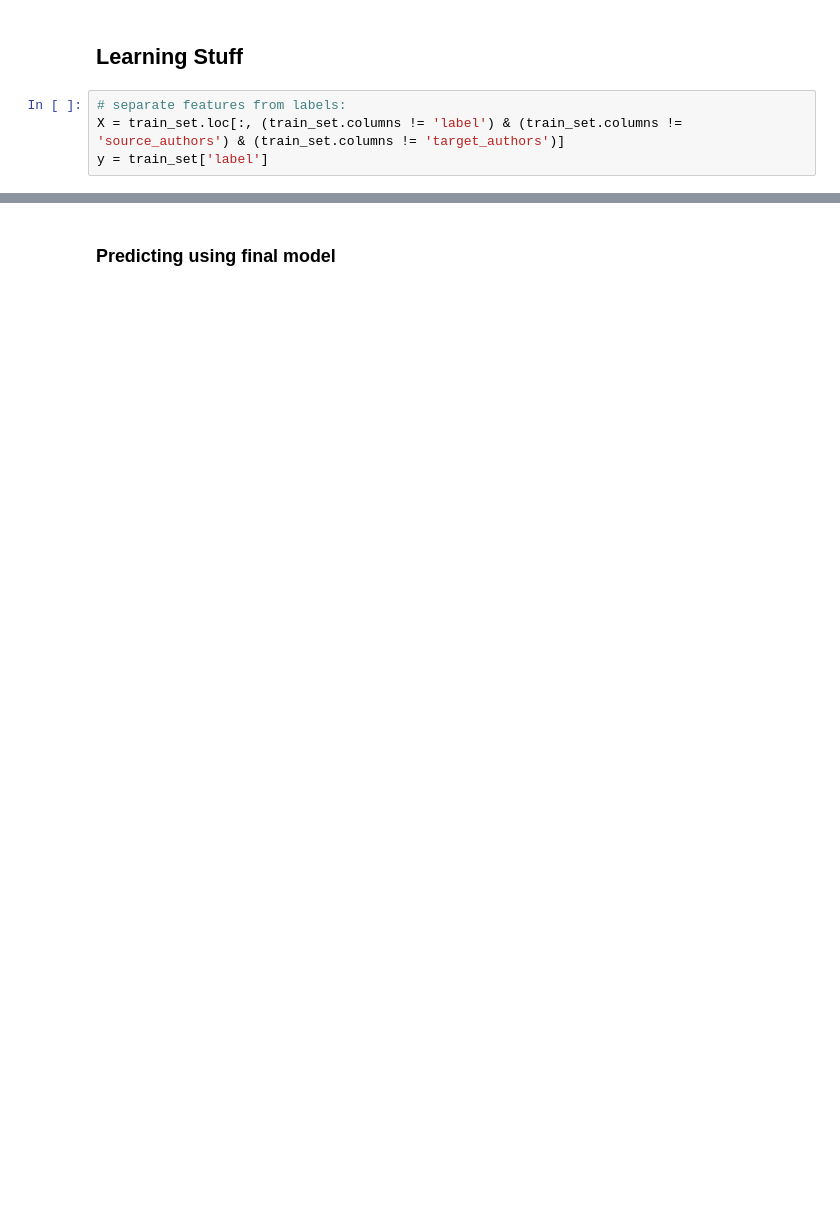
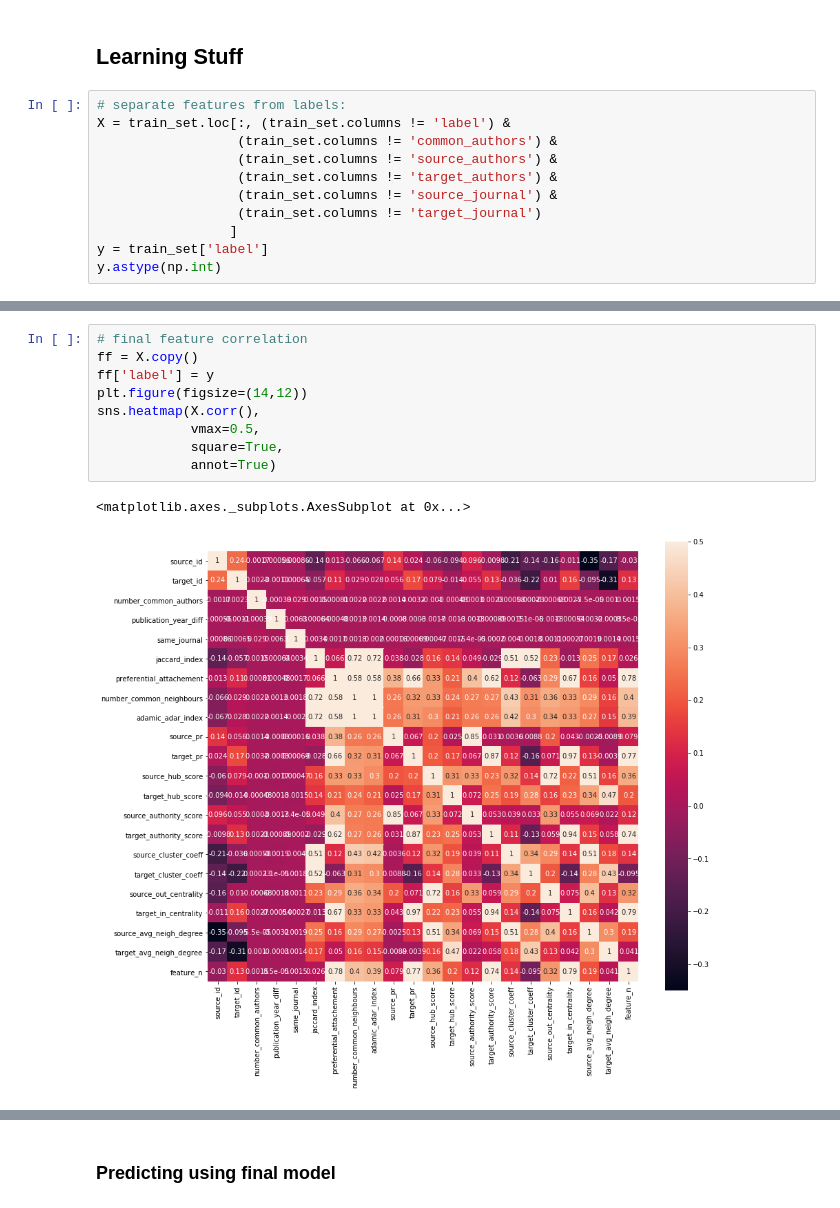
Before and after one commit to rvs36/Network_Science_Anlaytics, a Jupyter notebook: main.ipynb, the cells around one changed output, grey strips where cells are left out. Saved outputs shown, nothing was run; the diff lists cells and outputs as text; blank space fills up the shorter version.

```diff
--- a/main.ipynb
+++ b/main.ipynb
@@ -365,5 +395,12 @@ train_set
 ## Learning Stuff
 # %%
 # separate features from labels:
-X = train_set.loc[:, (train_set.columns != 'label') & (train_set.columns != 'source_authors') & (train_set.columns != 'target_authors')]
+X = train_set.loc[:, (train_set.columns != 'label') &
+                  (train_set.columns != 'common_authors') &
+                  (train_set.columns != 'source_authors') &
+                  (train_set.columns != 'target_authors') &
+                  (train_set.columns != 'source_journal') &
+                  (train_set.columns != 'target_journal')
+                 ]
 y = train_set['label']
+y.astype(np.int)
@@ -370,3 +420,15 @@ y = train_set['label']
+# %%
+# final feature correlation
+ff = X.copy()
+ff['label'] = y
+plt.figure(figsize=(14,12))
+sns.heatmap(X.corr(),
+            vmax=0.5,
+            square=True,
+            annot=True)
+# %% [output]
+<matplotlib.axes._subplots.AxesSubplot at 0x...>
+[figure, added]
 # %%
 ## Train different models and compare the performance
 from sklearn.tree import DecisionTreeClassifier
```
Also changed, not shown: parts of 42 cells of this notebook.
